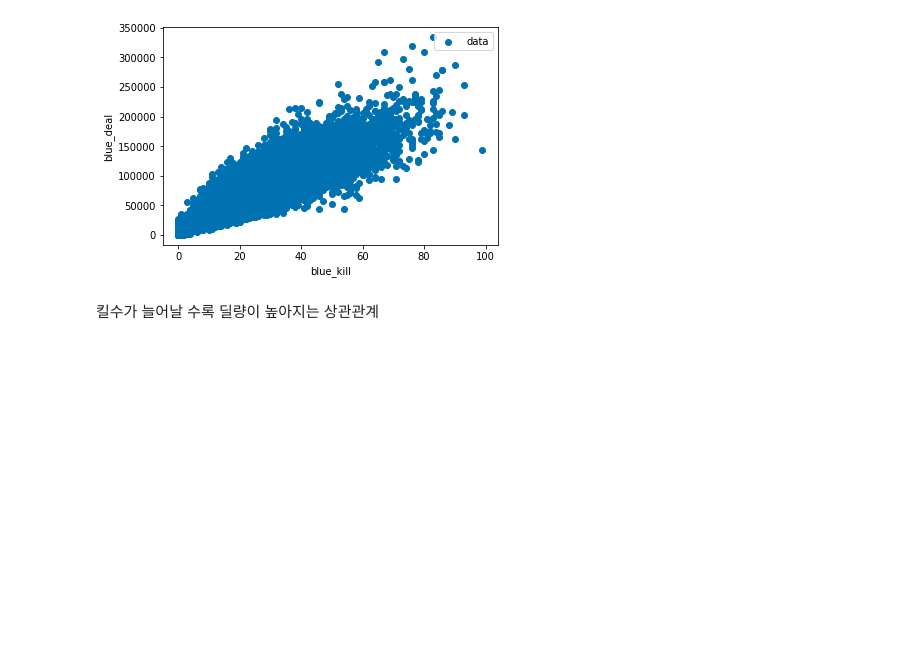
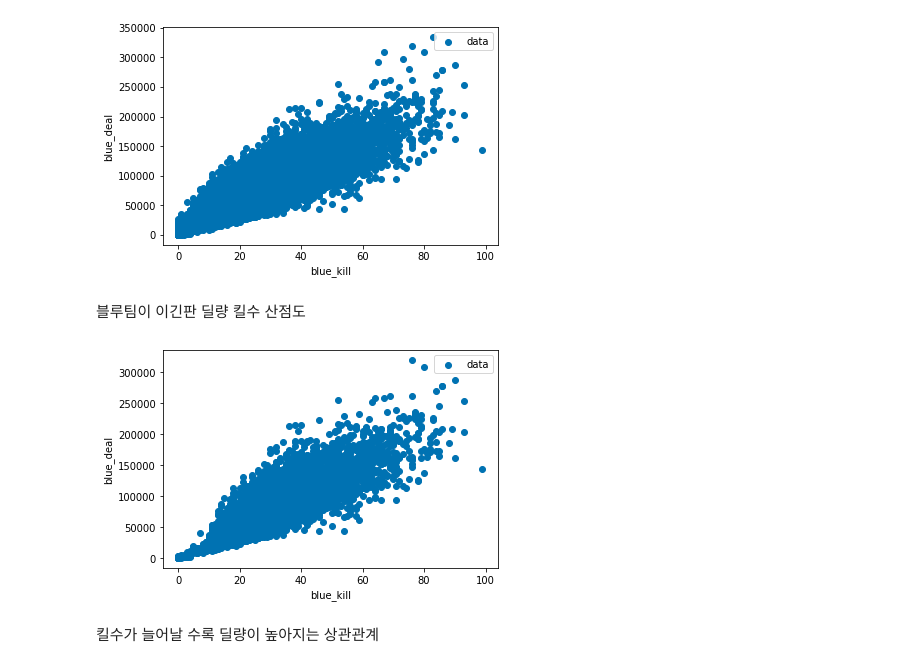
Before and after one commit to Recorder08/Recorder08.github.io, a Jupyter notebook: aix.ipynb, the cells around one changed output. Saved outputs shown, nothing was run; the diff lists cells and outputs as text; code cells hidden in the pictures; blank space fills up the shorter version.

```diff
--- a/aix.ipynb
+++ b/aix.ipynb
@@ -270,6 +270,22 @@ plt.ylabel('blue_deal')
 plt.show()
 # %% [output]
 [figure]
+# %% [markdown]
+블루팀이 이긴판 딜량 킬수 산점도
+# %%
+blue_kill = challenger_df.loc[challenger_df['blueWins'] == 1, 'blueKills']
+blue_deal = challenger_df.loc[challenger_df['blueWins'] == 1, 'blueChampionDamageDealt']
+body = pd.DataFrame(
+    {'blue_kill': blue_kill, 'blue_deal': blue_deal}
+)
+plt.scatter( body['blue_kill'], body['blue_deal'], label = "data")
+
+plt.legend(loc = "best")
+plt.xlabel('blue_kill')
+plt.ylabel('blue_deal')
+plt.show()
+# %% [output]
+[figure, added]
 # %% [markdown]
 킬수가 늘어날 수록 딜량이 높아지는 상관관계
 # %% [markdown]
```
